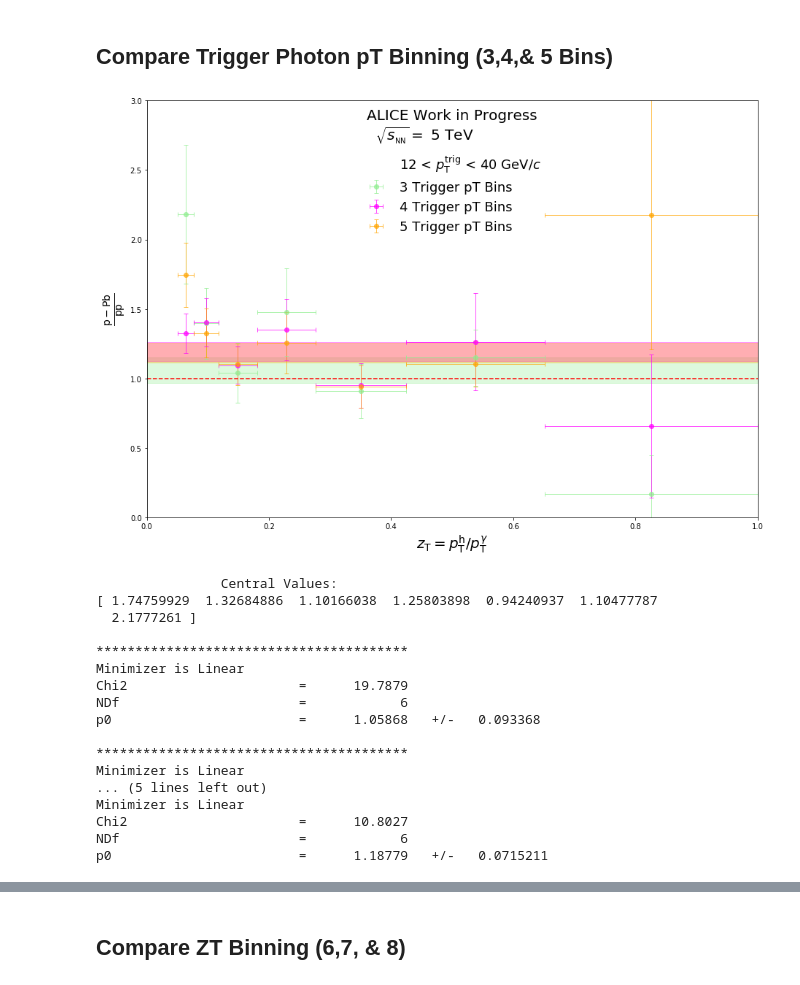
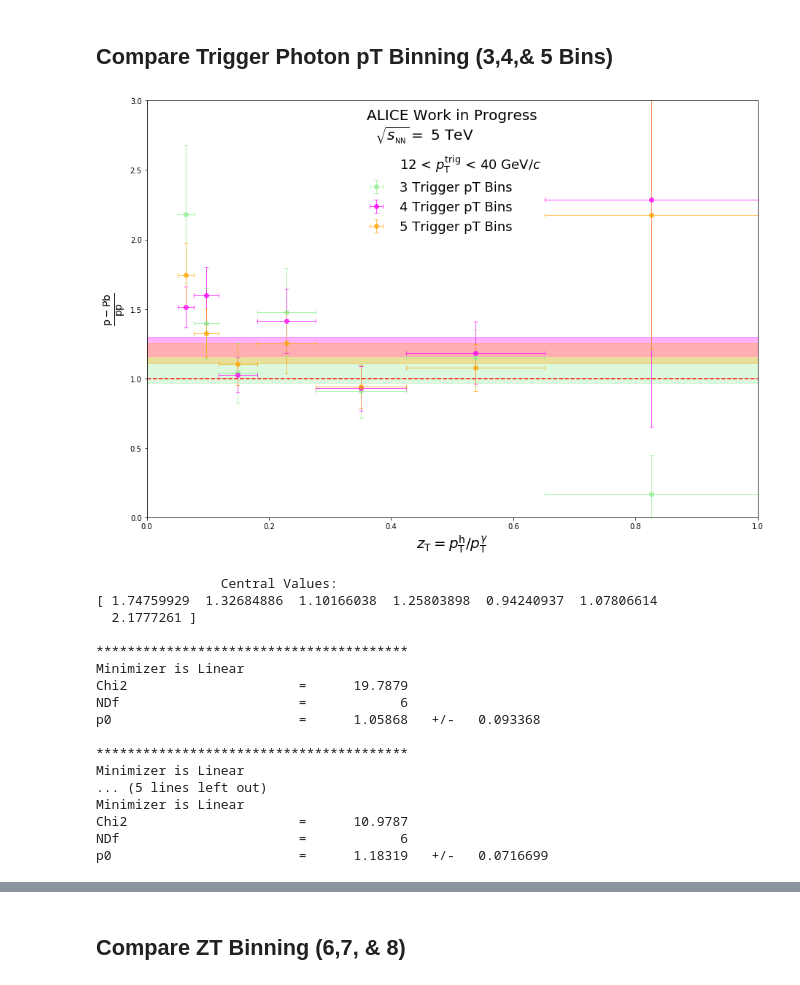
Before and after one commit to ftoralesacosta/GH_Correlations, a Jupyter notebook: Analysis_Notebooks/pythonic_correlations.ipynb, the cells around one changed output, grey strips where cells are left out. Saved outputs shown, nothing was run; the diff lists cells and outputs as text; code cells hidden in the pictures.

```diff
--- a/Analysis_Notebooks/pythonic_correlations.ipynb
+++ b/Analysis_Notebooks/pythonic_correlations.ipynb
@@ -250,15 +250,15 @@ p0                        =     0.979532   +/-   0.053191
 # %% [markdown]
 ## Compare Trigger Photon pT Binning (3,4,& 5 Bins)
 # %%
-strings = ["pT_Rebin_3","05zT","pT_Rebin_5"]
+strings = ["pT_Rebin_3","pT_Rebin_4","pT_Rebin_5"]
 string_descriptions = ["3 Trigger pT Bins", "4 Trigger pT Bins","5 Trigger pT Bins"]
 colors = ["lightgreen","magenta","orange"]
 
 Compare_pp_pPB_Avg_Ratio_lists(strings, string_descriptions,colors,True)
 # %% [output]
-[figure, old version]
+[figure, new version]
                 Central Values:
-[ 1.74759929  1.32684886  1.10166038  1.25803898  0.94240937  1.10477787
+[ 1.74759929  1.32684886  1.10166038  1.25803898  0.94240937  1.07806614
   2.1777261 ]
 
 ****************************************
@@ -271,6 +271,6 @@ p0                        =      1.05868   +/-   0.093368
 Minimizer is Linear
 ... (5 lines left out)
 Minimizer is Linear
-Chi2                      =      10.8027
+Chi2                      =      10.9787
 NDf                       =            6
-p0                        =      1.18779   +/-   0.0715211
+p0                        =      1.18319   +/-   0.0716699
```
Also changed, not shown: parts of 10 cells of this notebook, 52 other files.
